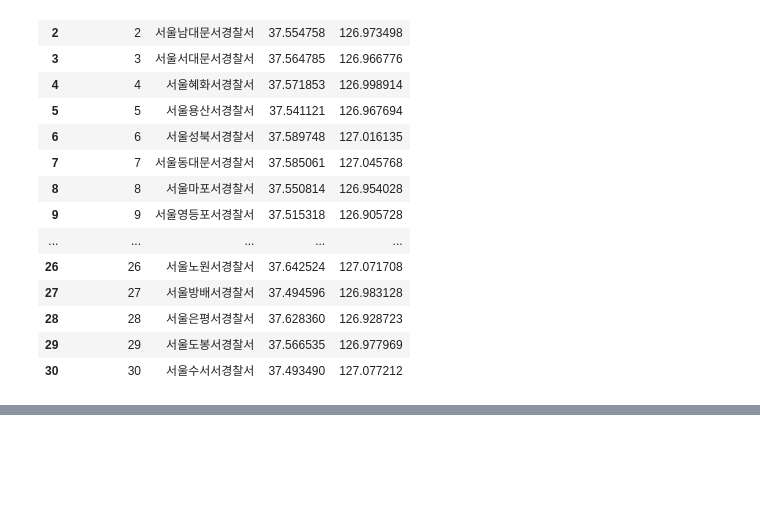
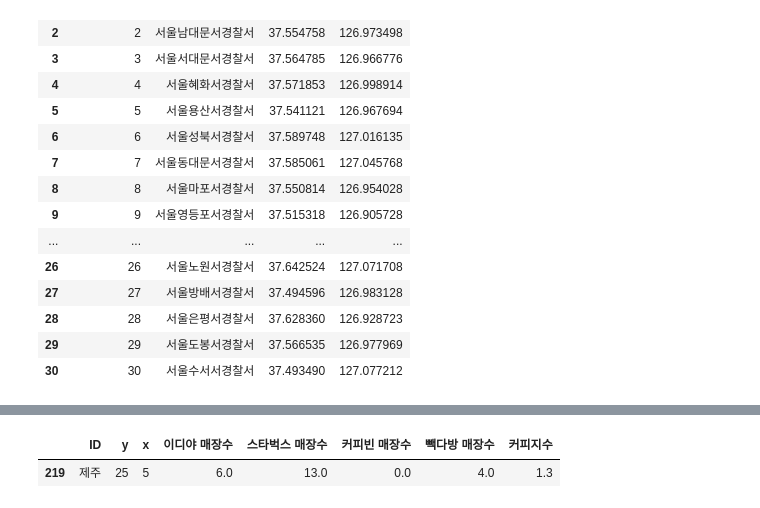
Before and after one commit to beegramin9/Flask, a Jupyter notebook: 3_module/test.ipynb, the cells around one changed output, grey strips where cells are left out. Drawn from its saved outputs; the diff is of its cells as text; code cells hidden in the pictures; blank space fills up the shorter version.

```diff
--- a/3_module/test.ipynb
+++ b/3_module/test.ipynb
@@ -201,0 +227,6 @@ police_loc
+# %%
+# 커피지수
+CoffeeIndex[CoffeeIndex.ID.str.find('제주') >= 0]
+# %% [output]
+|  | ID | y | x | 이디야 매장수 | 스타벅스 매장수 | 커피빈 매장수 | 빽다방 매장수 | 커피지수 |
+| 219 | 제주 | 25 | 5 | 6.0 | 13.0 | 0.0 | 4.0 | 1.3 |
```
Also changed, not shown: parts of 11 cells of this notebook, 14 other files.
